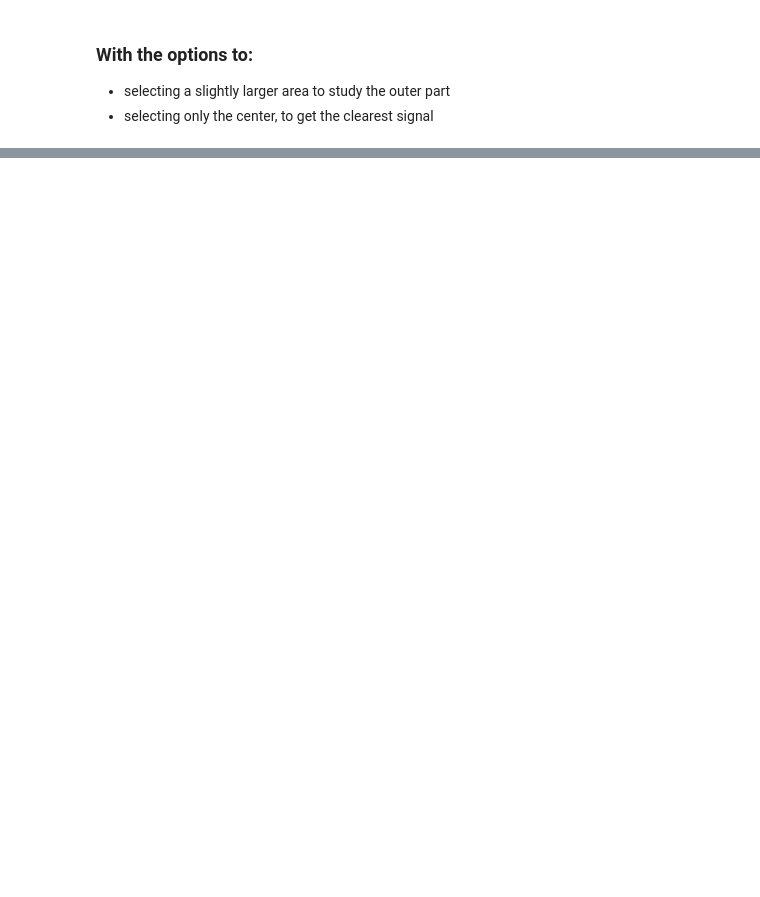
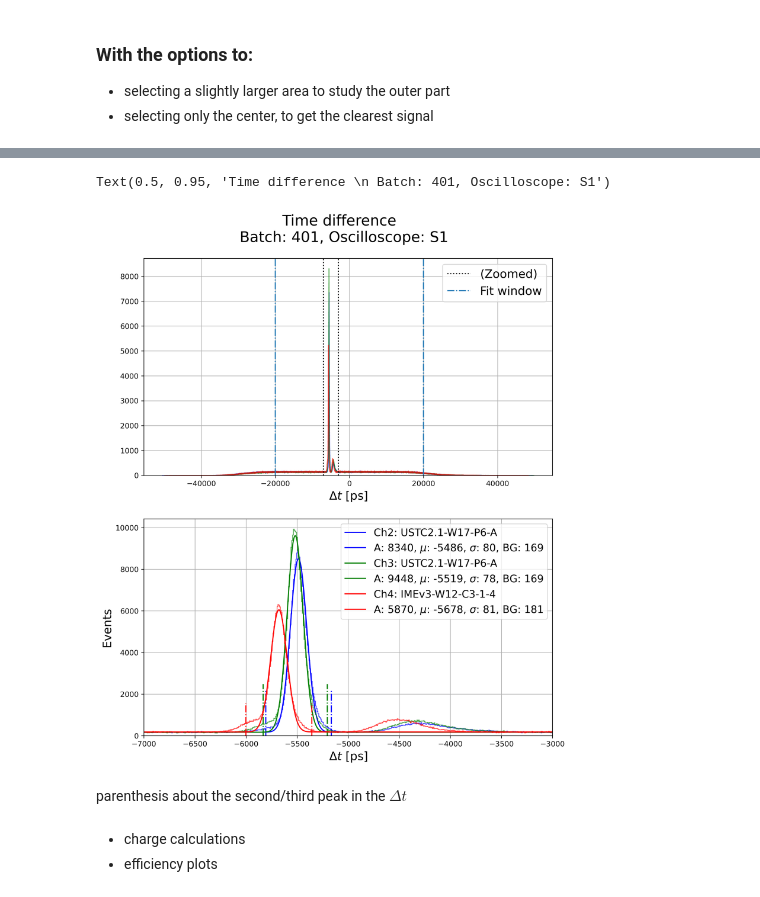
Before and after one commit to TheMarcello/testbeam-analysis, a Jupyter notebook: Steps_analysis.ipynb, the cells around one changed output, grey strips where cells are left out. Saved outputs shown, nothing was run; the diff lists cells and outputs as text; code cells hidden in the pictures; blank space fills up the shorter version.

Commit message:
adding the changes to the time window for the fit to the steps of the analysis

```diff
--- a/Steps_analysis.ipynb
+++ b/Steps_analysis.ipynb
@@ -183,0 +215,59 @@ plot(df,"2D_Tracks", dict_of_batches[this_batch], S, bins=bins1, mask=geo_cuts,
+# %%
+### SAME THING BUT ONLY FIRST PLOT
+### now I fit between -20ns < delta t < 20ns
+colormap = ['k','b','g','r']
+
+fig, axes = plt.subplots(figsize=(10,12),nrows=2, ncols=1, dpi=300)
+
+for dut in [1,2,3]:
+    window_limit = 20e3
+    window_fit = np.logical_and((df[f"timeCFD50_{dut}"]-df["timeCFD20_0"])> -window_limit,
+                               (df[f"timeCFD50_{dut}"]-df["timeCFD20_0"])< +window_limit)
+
+    plot_histogram((df[f"timeCFD50_{dut}"]-df["timeCFD20_0"]),
+                   bins=15000, color=colormap[dut], linewidth=1, alpha=0.7,
+                   fig_ax=(fig,axes[0]))
+
+
+    hist, my_bins,_,_,_ = plot_histogram((df[f"timeCFD50_{dut}"].loc[window_fit]-df["timeCFD20_0"].loc[window_fit]),
+                                         bins=5000, color=colormap[dut], linewidth=1, alpha=0.7,
+                                         fig_ax=(fig,axes[1]))
+
+    bins_centers = (my_bins[:-1]+my_bins[1:])/2
+    initial_param = (np.max(hist),bins_centers[np.argmax(hist)],100,np.average(hist))
+    param, covar = curve_fit(my_gauss, bins_centers, hist, p0=initial_param)#, sigma=hist**0.5, absolute_sigma=True)
+#     print(f"Fit parameters: {param}")
+    axes[1].plot(bins_centers, my_gauss(bins_centers,*param), color=colormap[dut],
+              label=f"Ch{dut+1}: {dict_of_batches[this_batch].S[S].get_sensor(f'Ch{dut+1}').name}")
+    number_of_sigmas = 4
+    left_base, right_base = param[1]-number_of_sigmas*param[2], param[1]+number_of_sigmas*param[2]
+    axes[1].vlines(left_base, ymin=0, ymax=np.max(hist)/4, color=colormap[dut], linestyle='-.')
+    axes[1].vlines(right_base, ymin=0, ymax=np.max(hist)/4, color=colormap[dut], linestyle='-.')
+    ### add units to the parameters
+    axes[1].plot([],[],color=colormap[dut], label="A: %.0f, $\mu$: %.0f, $\sigma$: %.0f, BG: %.0f" %(param[0],param[1], param[2], param[3])) # only two decimals
+
+xlim = (-7e3,-3e3)
+axes[0].set_xlabel(f"$\Delta t$ [ps]", fontsize=16)
+axes[1].set_ylabel("Events", fontsize=16)
+axes[0].axvline(xlim[0],linestyle=':',color='k',label='(Zoomed)')
+axes[0].axvline(xlim[1],linestyle=':',color='k')
+axes[0].axvline(-window_limit, linestyle='-.', label='Fit window')
+axes[0].axvline(+window_limit, linestyle='-.')
+axes[0].legend(fontsize=16)
+
+axes[1].set_xlabel(f"$\Delta t$ [ps]", fontsize=16)
+axes[1].set_ylabel("Events", fontsize=16)
+axes[1].set_xlim(xlim)
+axes[1].legend(fontsize=14)
+
+fig.suptitle(f"Time difference \
+\n Batch: {this_batch}, Oscilloscope: {S}",y=.95, fontsize=20)
+# fig.savefig(f"../various plots/time_difference_{this_batch}_{S}_small_range_with_fit.svg")
+# %% [output]
+Text(0.5, 0.95, 'Time difference \n Batch: 401, Oscilloscope: S1')
+[figure, added]
+# %% [markdown]
+parenthesis about the second/third peak in the $\Delta t$
+# %% [markdown]
+- charge calculations
+- efficiency plots
```
Also changed, not shown: parts of 6 cells of this notebook.
